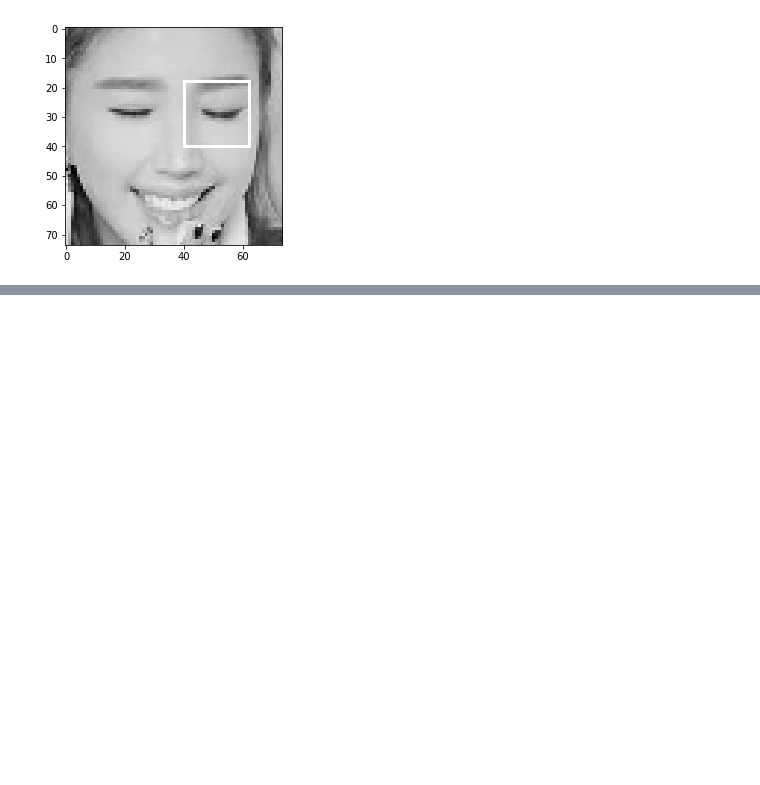
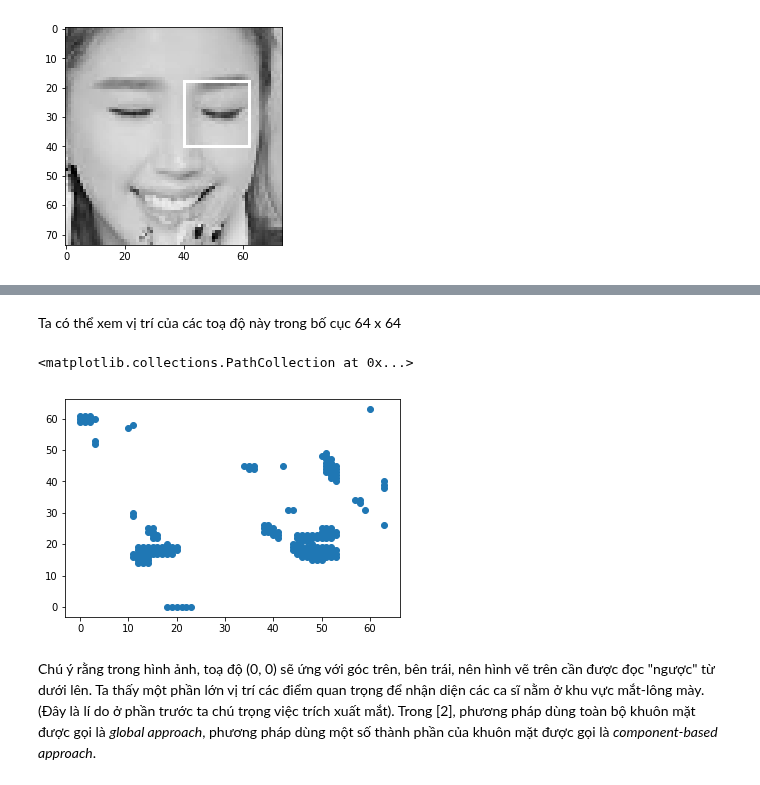
Before and after one commit to riduan91/DSC101, a Jupyter notebook: Lesson9/TD/FaceRecognitionWithSVM.ipynb, the cells around one changed output, grey strips where cells are left out. Cells and saved outputs as stored; diff of their text form; code cells hidden in the pictures; blank space fills up the shorter version.

```diff
--- a/Lesson9/TD/FaceRecognitionWithSVM.ipynb
+++ b/Lesson9/TD/FaceRecognitionWithSVM.ipynb
@@ -514,0 +796,6 @@ face.draw('eye_marked', -1)
+# %%
+dataSet = DataSet("TextData/MyTam_vs_DanTruong_vs_NooPhuocThinh.csv")
+dataSet.trainTestSplit(test_size = 0.5)
+myModel = SVC(kernel = "linear", decision_function_shape = "ovr")
+dataSet.train(myModel)
+dataSet.getConfusionMatrix(myModel) #Các hàng theo thứ tự chỉ số của ca sĩ, tức DanTruong, MyTam, NooPhuocThinh theo thứ tự
@@ -514,0 +818,3 @@ face.draw('eye_marked', -1)
+# %%
+significantFeatures = dataSet.getSignificantFeatures(myModel, seuil = 0.0015)
+significantFeatures
@@ -514,0 +839,12 @@ face.draw('eye_marked', -1)
+# %% [markdown]
+Ta có thể xem vị trí của các toạ độ này trong bố cục 64 x 64
+# %%
+# Đưa các toạ độ về 64 x 64
+featuresInSquare = np.array([[feature % 64, feature // 64] for feature in significantFeatures])
+# Vẽ các toạ độ với matplotlib
+plt.scatter(featuresInSquare[:, 0], featuresInSquare[:, 1])
+# %% [output]
+<matplotlib.collections.PathCollection at 0x...>
+[figure, added]
+# %% [markdown]
+Chú ý rằng trong hình ảnh, toạ độ (0, 0) sẽ ứng với góc trên, bên trái, nên hình vẽ trên cần được đọc "ngược" từ dưới lên. Ta thấy một phần lớn vị trí các điểm quan trọng để nhận diện các ca sĩ nằm ở khu vực mắt-lông mày. (Đây là lí do ở phần trước ta chú trọng việc trích xuất mắt). Trong [2], phương pháp dùng toàn bộ khuôn mặt được gọi là *global approach*, phương pháp dùng một số thành phần của khuôn mặt được gọi là *component-based approach*.
```
Also changed, not shown: parts of 51 cells of this notebook, 1 other file.
